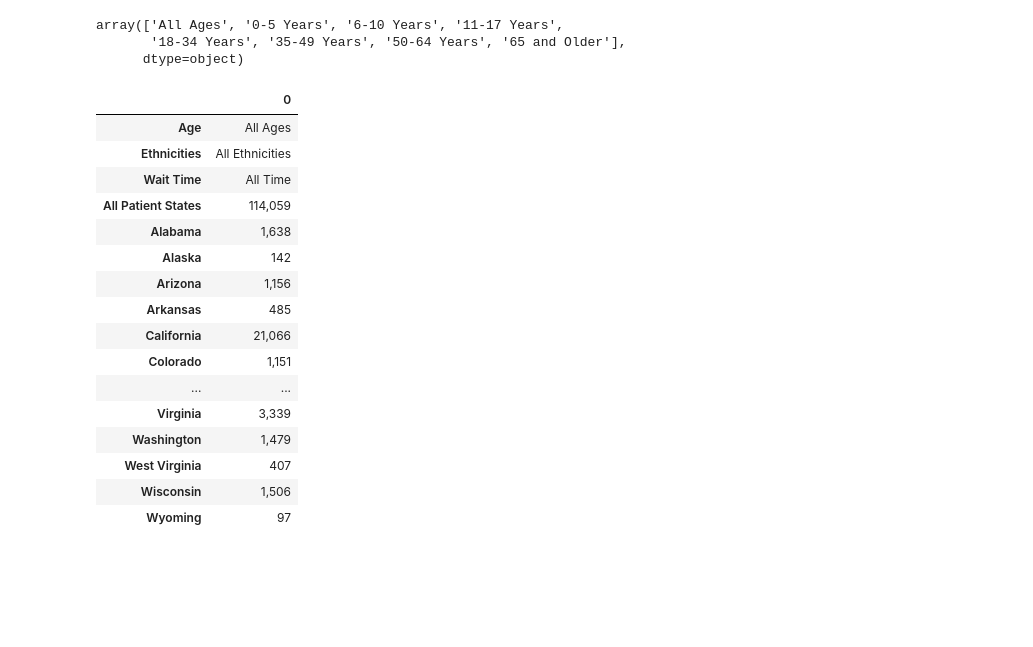
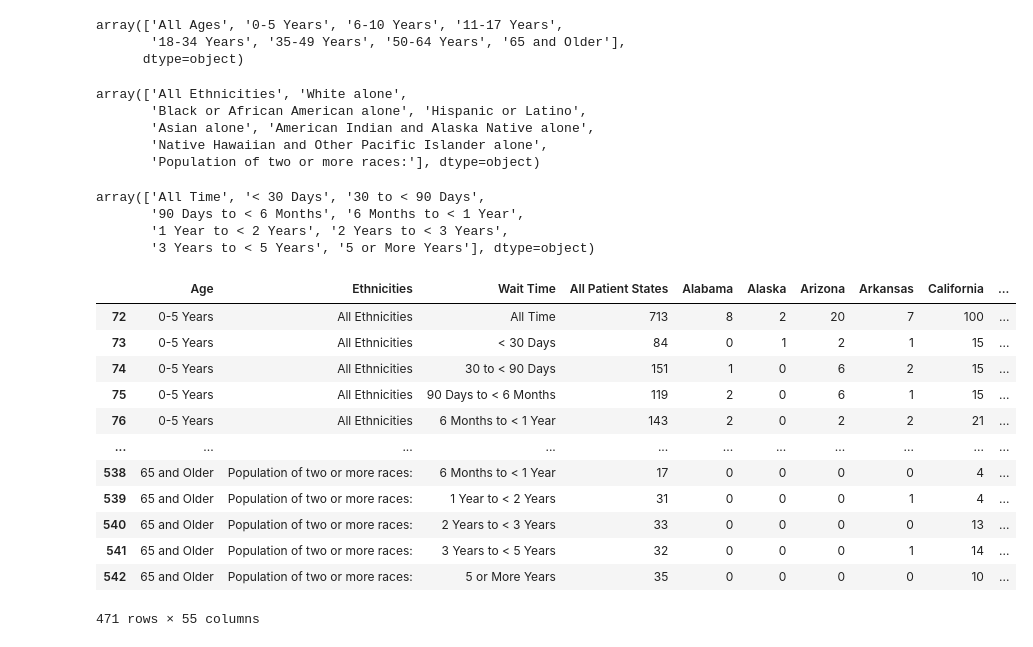
Before and after one commit to mwsierzega/Project3, a Jupyter notebook: Data_Census_OPTN.ipynb, the cells around one changed output. Saved outputs shown, nothing was run; the diff lists cells and outputs as text; code cells hidden in the pictures; blank space fills up the shorter version.

Commit message:
data cleaned from OPTN and Census

```diff
--- a/Data_Census_OPTN.ipynb
+++ b/Data_Census_OPTN.ipynb
@@ -283,27 +291,41 @@ age_list
 array(['All Ages', '0-5 Years', '6-10 Years', '11-17 Years',
        '18-34 Years', '35-49 Years', '50-64 Years', '65 and Older'],
       dtype=object)
-# %%
-#Start creating dataframes for use in charts later. Number of people on y axis, states on x axis, grab "All Ages"
-#and all states. Use a loc statement for certain ages
-#START HERE. I THINK THIS NEEDS TO BE HORIZONTAL TO CREAT CHARTS
-all_ages_optn = optn_age_eth_df.iloc[0]
-all_ages_optn.to_frame()
-# %% [output]
-|  | 0 |
-| Age | All Ages |
-| Ethnicities | All Ethnicities |
-| Wait Time | All Time |
-| All Patient States | 114,059 |
-| Alabama | 1,638 |
-| Alaska | 142 |
-| Arizona | 1,156 |
-| Arkansas | 485 |
-| California | 21,066 |
-| Colorado | 1,151 |
-| ... | ... |
-| Virginia | 3,339 |
-| Washington | 1,479 |
-| West Virginia | 407 |
-| Wisconsin | 1,506 |
-| Wyoming | 97 |
+# %%
+ethnicities
+# %% [output]
+array(['All Ethnicities', 'White alone',
+       'Black or African American alone', 'Hispanic or Latino',
+       'Asian alone', 'American Indian and Alaska Native alone',
+       'Native Hawaiian and Other Pacific Islander alone',
+       'Population of two or more races:'], dtype=object)
+# %%
+wait_times
+# %% [output]
+array(['All Time', '< 30 Days', '30 to < 90 Days',
+       '90 Days to < 6 Months', '6 Months to < 1 Year',
+       '1 Year to < 2 Years', '2 Years to < 3 Years',
+       '3 Years to < 5 Years', '5 or More Years'], dtype=object)
+# %%
+#in creating final df, drop the aggregated rows. Here, drop the 'All Ages' rows
+#first create a list that includes all the rows with 'All Ages' and keep for future use
+all_eth_all_age = optn_age_eth_df.loc[optn_age_eth_df['Age'] == 'All Ages']
+#make a list from the index
+all_ages_list = all_eth_all_age.index.tolist()
+optn_all_age_drop = optn_age_eth_df.drop(optn_age_eth_df.index[all_ages_list])
+#use index list to drop these from the dataframe
+optn_all_age_drop
+# %% [output]
+|  | Age | Ethnicities | Wait Time | All Patient States | Alabama | Alaska | Arizona | Arkansas | California | ... |
+| 72 | 0-5 Years | All Ethnicities | All Time | 713 | 8 | 2 | 20 | 7 | 100 | ... |
+| 73 | 0-5 Years | All Ethnicities | < 30 Days | 84 | 0 | 1 | 2 | 1 | 15 | ... |
+| 74 | 0-5 Years | All Ethnicities | 30 to < 90 Days | 151 | 1 | 0 | 6 | 2 | 15 | ... |
+| 75 | 0-5 Years | All Ethnicities | 90 Days to < 6 Months | 119 | 2 | 0 | 6 | 1 | 15 | ... |
+| 76 | 0-5 Years | All Ethnicities | 6 Months to < 1 Year | 143 | 2 | 0 | 2 | 2 | 21 | ... |
+| ... | ... | ... | ... | ... | ... | ... | ... | ... | ... | ... |
+| 538 | 65 and Older | Population of two or more races: | 6 Months to < 1 Year | 17 | 0 | 0 | 0 | 0 | 4 | ... |
+| 539 | 65 and Older | Population of two or more races: | 1 Year to < 2 Years | 31 | 0 | 0 | 0 | 1 | 4 | ... |
+| 540 | 65 and Older | Population of two or more races: | 2 Years to < 3 Years | 33 | 0 | 0 | 0 | 0 | 13 | ... |
+| 541 | 65 and Older | Population of two or more races: | 3 Years to < 5 Years | 32 | 0 | 0 | 0 | 1 | 14 | ... |
+| 542 | 65 and Older | Population of two or more races: | 5 or More Years | 35 | 0 | 0 | 0 | 0 | 10 | ... |
+471 rows × 55 columns
```
Also changed, not shown: parts of 13 cells of this notebook, 4 other files.
